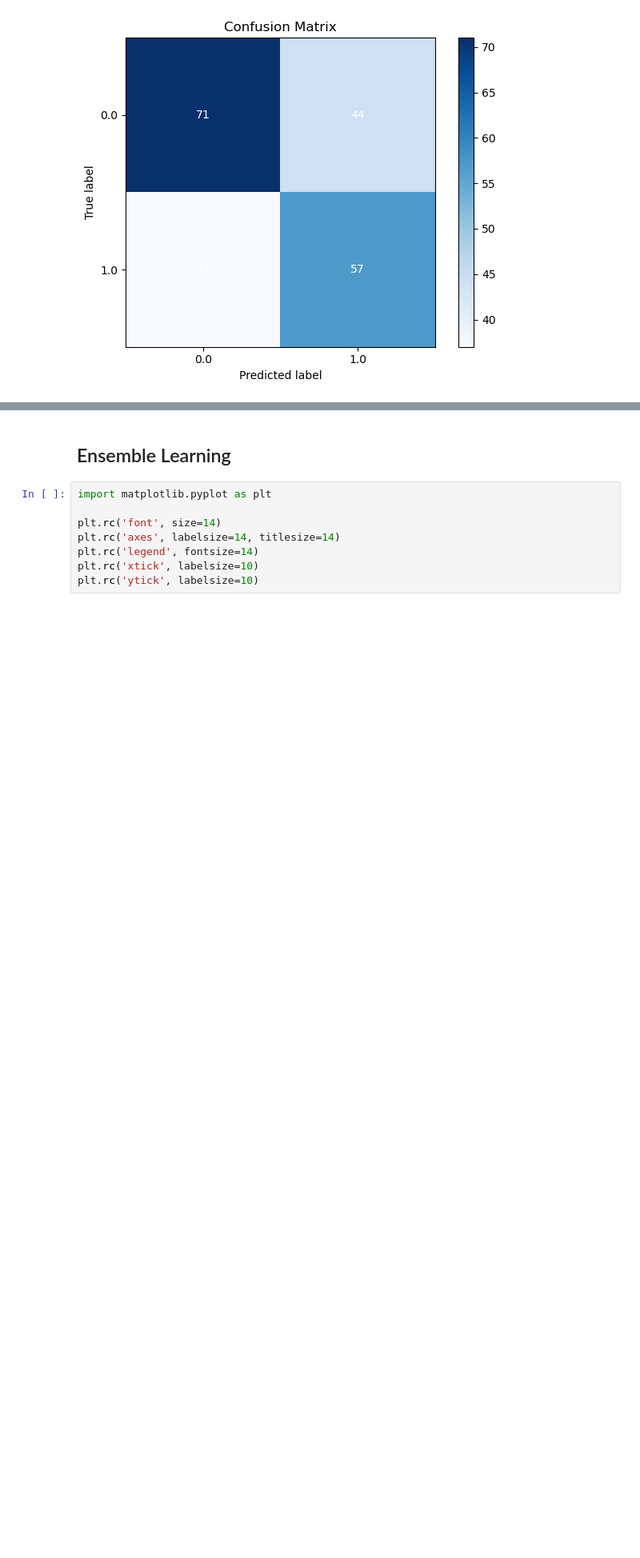
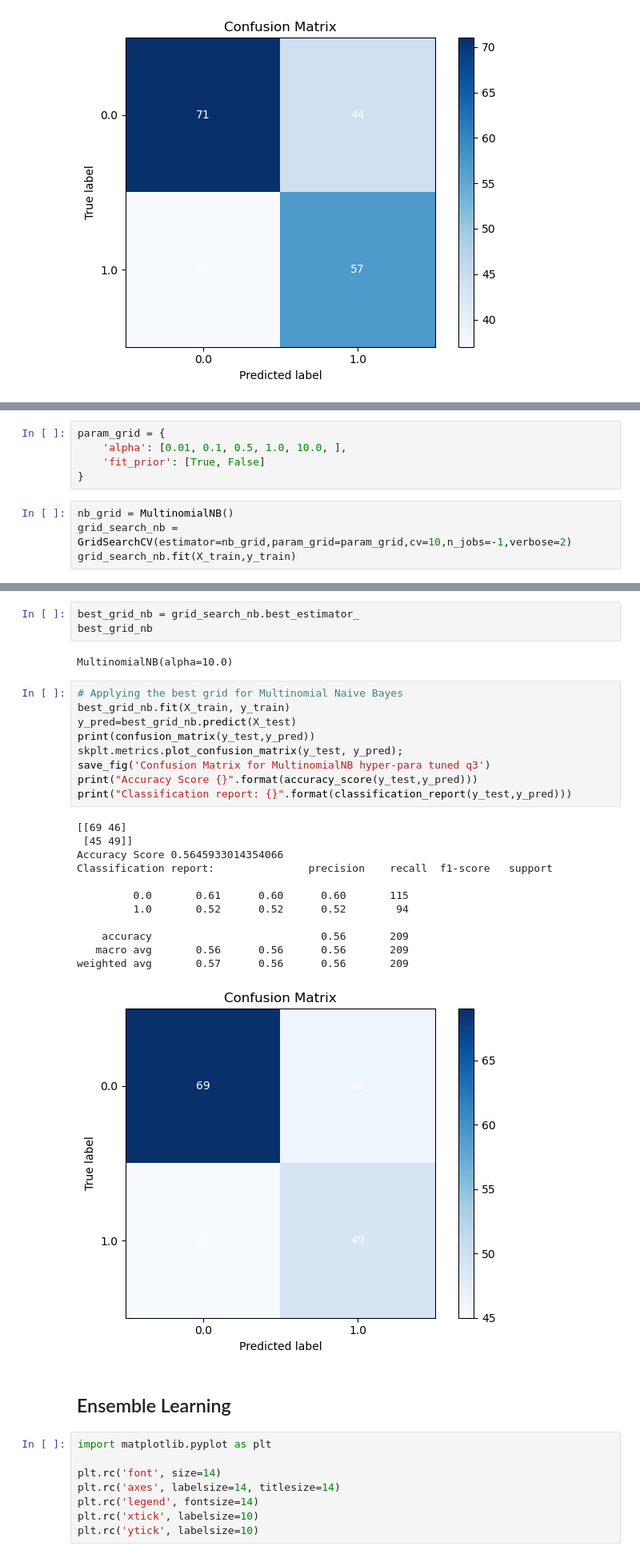
Before and after one commit to NafisFaiyaz007/CSE-445-Machine-learning_Predicting-Risky-Alcohol-Consumption-among-Students, a Jupyter notebook: Research question 3 .ipynb, the cells around one changed output, grey strips where cells are left out. Shown at 80% size. Drawn from its saved outputs; the diff is of its cells as text; blank space fills up the shorter version.

```diff
--- a/Research question 3 .ipynb
+++ b/Research question 3 .ipynb
@@ -564,0 +638,9 @@ weighted avg       0.62      0.61      0.61       209
+# %%
+param_grid = {
+    'alpha': [0.01, 0.1, 0.5, 1.0, 10.0, ],
+    'fit_prior': [True, False]
+}
+# %%
+nb_grid = MultinomialNB()
+grid_search_nb = GridSearchCV(estimator=nb_grid,param_grid=param_grid,cv=10,n_jobs=-1,verbose=2)
+grid_search_nb.fit(X_train,y_train)
@@ -565,3 +653,30 @@ weighted avg       0.62      0.61      0.61       209
+# %%
+best_grid_nb = grid_search_nb.best_estimator_
+best_grid_nb
+# %% [output]
+MultinomialNB(alpha=10.0)
+# %%
+# Applying the best grid for Multinomial Naive Bayes
+best_grid_nb.fit(X_train, y_train)
+y_pred=best_grid_nb.predict(X_test)
+print(confusion_matrix(y_test,y_pred))
+skplt.metrics.plot_confusion_matrix(y_test, y_pred);
+save_fig('Confusion Matrix for MultinomialNB hyper-para tuned q3')
+print("Accuracy Score {}".format(accuracy_score(y_test,y_pred)))
+print("Classification report: {}".format(classification_report(y_test,y_pred)))
+# %% [output]
+[[69 46]
+ [45 49]]
+Accuracy Score 0.5645933014354066
+Classification report:               precision    recall  f1-score   support
+
+         0.0       0.61      0.60      0.60       115
+         1.0       0.52      0.52      0.52        94
+
+    accuracy                           0.56       209
+   macro avg       0.56      0.56      0.56       209
+weighted avg       0.57      0.56      0.56       209
+[figure, added]
 # %% [markdown]
 ## Ensemble Learning
 # %%
```
Also changed, not shown: parts of 58 cells of this notebook, 1 other file.
